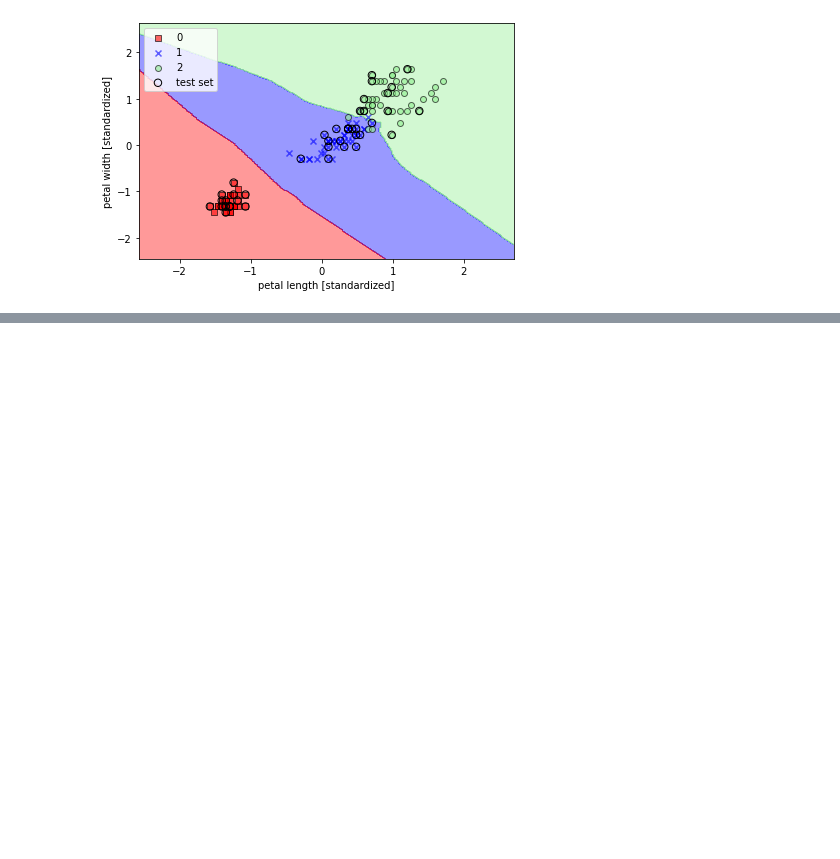
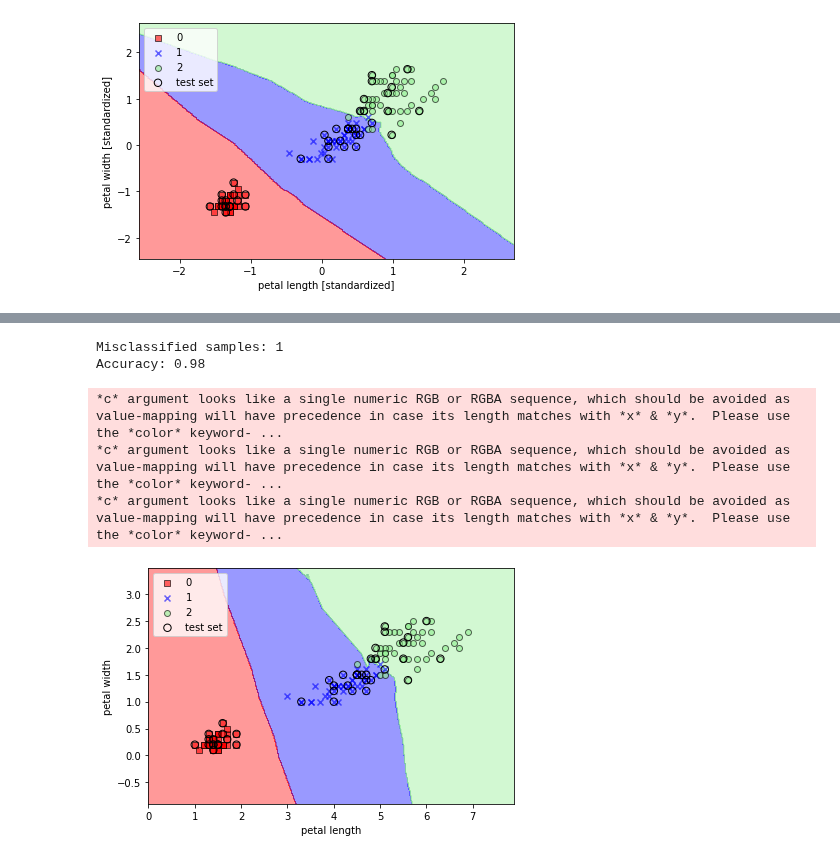
Before and after one commit to Alquem/machine-learning-syllabus, a Jupyter notebook: machine_learning/machine_learning_week_11/Machine_Learning_K_Nearest_Neighbours.ipynb, the cells around one changed output, grey strips where cells are left out. Cells and saved outputs as stored; diff of their text form; code cells hidden in the pictures; blank space fills up the shorter version.

```diff
--- a/machine_learning/machine_learning_week_11/Machine_Learning_K_Nearest_Neighbours.ipynb
+++ b/machine_learning/machine_learning_week_11/Machine_Learning_K_Nearest_Neighbours.ipynb
@@ -436,0 +461,24 @@ Accuracy: 1.00
+# %%
+knn = KNeighborsClassifier(n_neighbors=5, p=2, metric='minkowski')
+knn.fit(train_x, train_y)
+pred_y = knn.predict(test_x)
+print('Misclassified samples: %d' % (test_y != pred_y).sum())
+print('Accuracy: %.2f' % accuracy_score(test_y, pred_y))
+
+X_combined = np.vstack((train_x, test_x))
+y_combined = np.hstack((train_y, test_y))
+
+plot_decision_regions(X=X_combined, y=y_combined, classifier = knn, test_idx=range(105, 150))
+plt.xlabel('petal length')
+plt.ylabel('petal width')
+plt.legend(loc='upper left')
+plt.tight_layout()
+plt.savefig('./knn_decision_regions.png', dpi=300)
+plt.show()
+# %% [output]
+Misclassified samples: 1
+Accuracy: 0.98
+*c* argument looks like a single numeric RGB or RGBA sequence, which should be avoided as value-mapping will have precedence in case its length matches with *x* & *y*.  Please use the *color* keyword- ...
+*c* argument looks like a single numeric RGB or RGBA sequence, which should be avoided as value-mapping will have precedence in case its length matches with *x* & *y*.  Please use the *color* keyword- ...
+*c* argument looks like a single numeric RGB or RGBA sequence, which should be avoided as value-mapping will have precedence in case its length matches with *x* & *y*.  Please use the *color* keyword- ...
+[figure, added]
```
Also changed, not shown: parts of 2 cells of this notebook.
